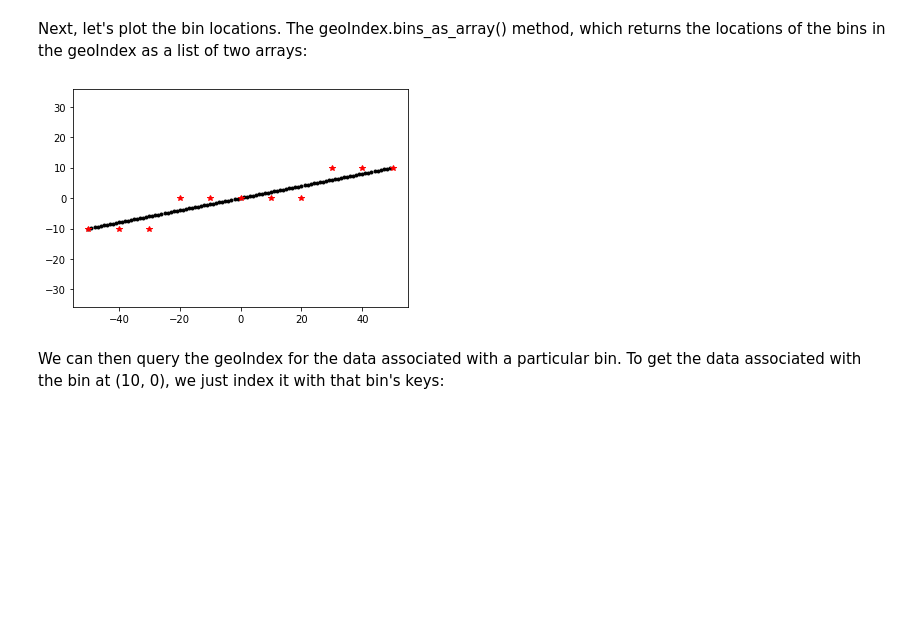
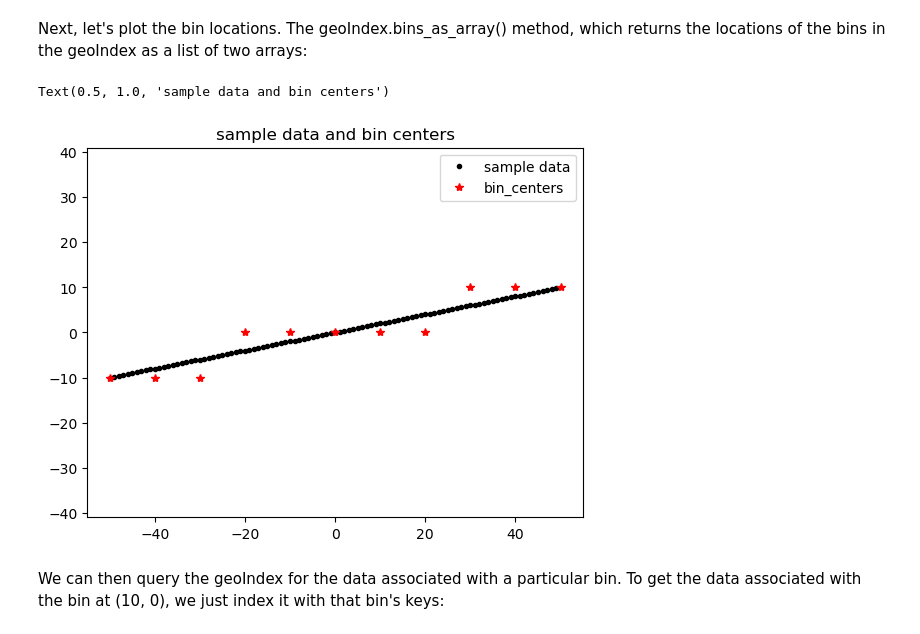
Before and after one commit to SmithB/pointCollection, a Jupyter notebook: notebooks/GeoIndex_demo.ipynb, the cells around one changed output. Cells and saved outputs as stored; diff of their text form; code cells hidden in the pictures; blank space fills up the shorter version.

```diff
--- a/notebooks/GeoIndex_demo.ipynb
+++ b/notebooks/GeoIndex_demo.ipynb
@@ -42,12 +46,15 @@ Next, let's plot the bin locations. The geoIndex.bins_as_array() method, which r
 # %%
 # plot the data and the bins
 plt.figure(1); plt.clf()
-plt.plot(x, y,'k.')
+plt.plot(x, y,'k.', label='sample data')
 xyb=gi.bins_as_array()
-plt.plot(xyb[0], xyb[1],'r*')
+plt.plot(xyb[0], xyb[1],'r*', label='bin_centers')
 plt.axis('equal');
+plt.legend()
+plt.gca().set_title('sample data and bin centers')
 # %% [output]
+Text(0.5, 1.0, 'sample data and bin centers')
-[figure, old version]
+[figure, new version]
 # %% [markdown]
 We can then query the geoIndex for the data associated with a particular bin. To get the data associated with the bin at (10, 0), we just index it with that bin's keys:
 # %%
```
Also changed, not shown: parts of 31 cells of this notebook, 1 other file.
